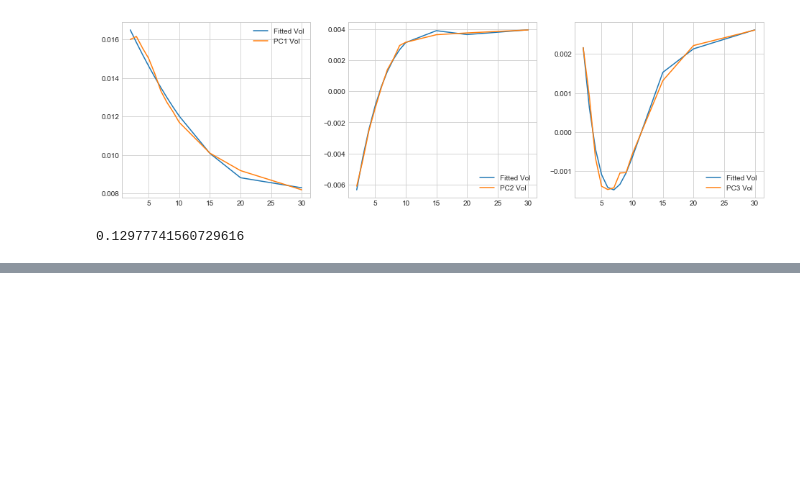
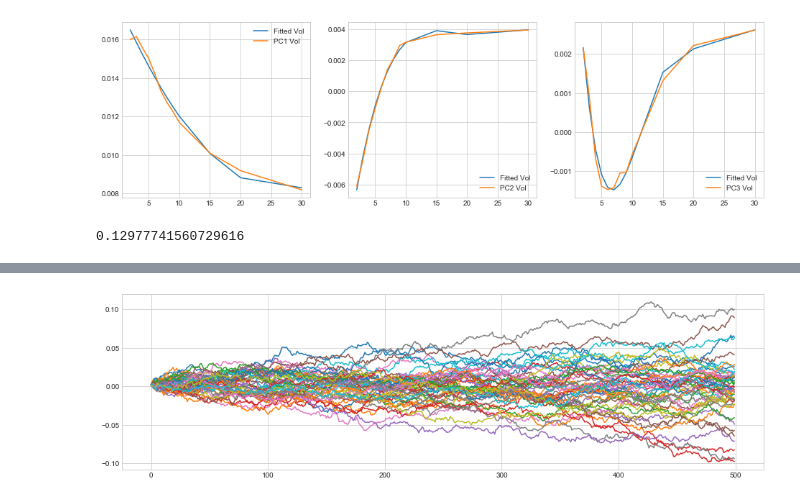
Before and after one commit to andrea220/BTP_volatility, a Jupyter notebook: BTP_vol_study.ipynb, the cells around one changed output, grey strips where cells are left out. Cells and saved outputs as stored; diff of their text form; code cells hidden in the pictures; blank space fills up the shorter version.

```diff
--- a/BTP_vol_study.ipynb
+++ b/BTP_vol_study.ipynb
@@ -181,0 +259,46 @@ plt.show()
+# %%
+@jit(nopython=True)
+def trapz_integral(f, t, T):
+    assert T >= t
+    summ = f.sum()
+    N = len(f)
+    integral = ((T-t)/N)*summ
+    return integral
+
+@jit(nopython=True)
+def zcb_price(f, t, T):
+    assert T >= t
+    exponent = trapz_integral(f, t, T)
+    PtT = np.exp(-exponent)
+    return PtT
+
+@jit(nopython=True)
+def get_discount_curve(simulation_end, timesteps, fwd_rates, t, T):
+    time_grid = np.linspace(0,simulation_end, timesteps)
+    assert T >= t
+    assert time_grid.shape == fwd_rates.shape
+
+    for timestep, time in enumerate(time_grid):
+        last_time = len(time_grid[time_grid <= T])
+        forward_to_integrate = fwd_rates[:last_time]
+    return zcb_price(forward_to_integrate, t, T)
+
+
+def mc_simulation(Nsimul, seed, f0, simulation_end, timesteps,simulation_tenors):
+    np.random.seed(seed)
+    fwd_simul = np.zeros((timesteps, Nsimul))
+    zcb_curve = np.zeros((100, Nsimul))
+    for n in range(Nsimul):
+        fwd_simul[:,n] = mc_path(f0, 5, timesteps, simulation_tenors)[0]
+        zcb_curve[:,n] = np.array(
+    [get_discount_curve(
+        simulation_end, timesteps, fwd_simul[:,n], t, taus) for taus in np.linspace(0,5, 100)])
+    return fwd_simul, zcb_curve
+# %%
+seed = 123
+fwd_simul, zcb_curve = mc_simulation(50, seed, spot_BTPcurve,5,500,simulation_tenors)
+# %%
+plt.plot(fwd_simul)
+plt.show()
+# %% [output]
+[figure, added]
```
Also changed, not shown: parts of 23 cells of this notebook.
